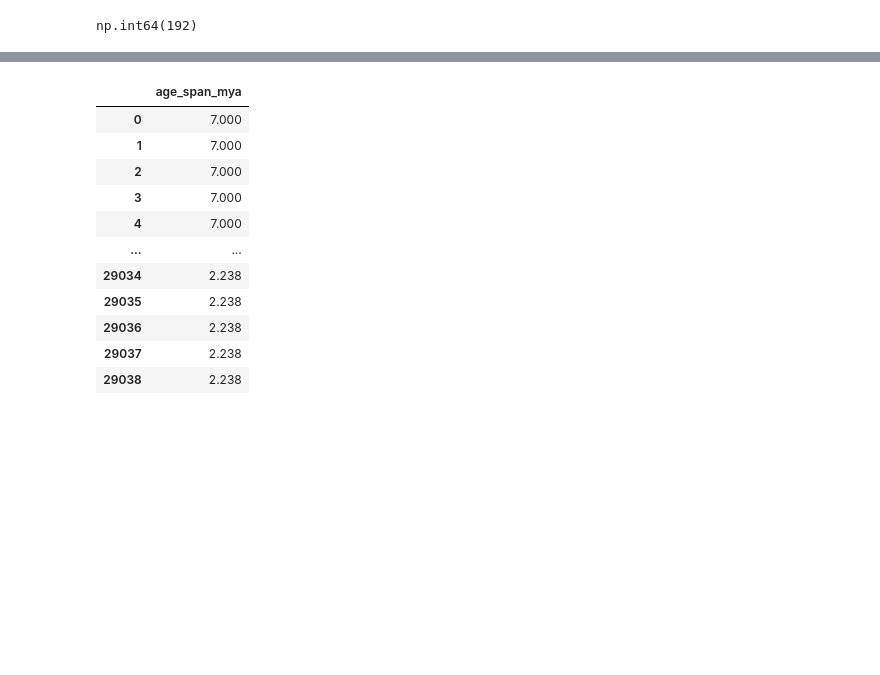
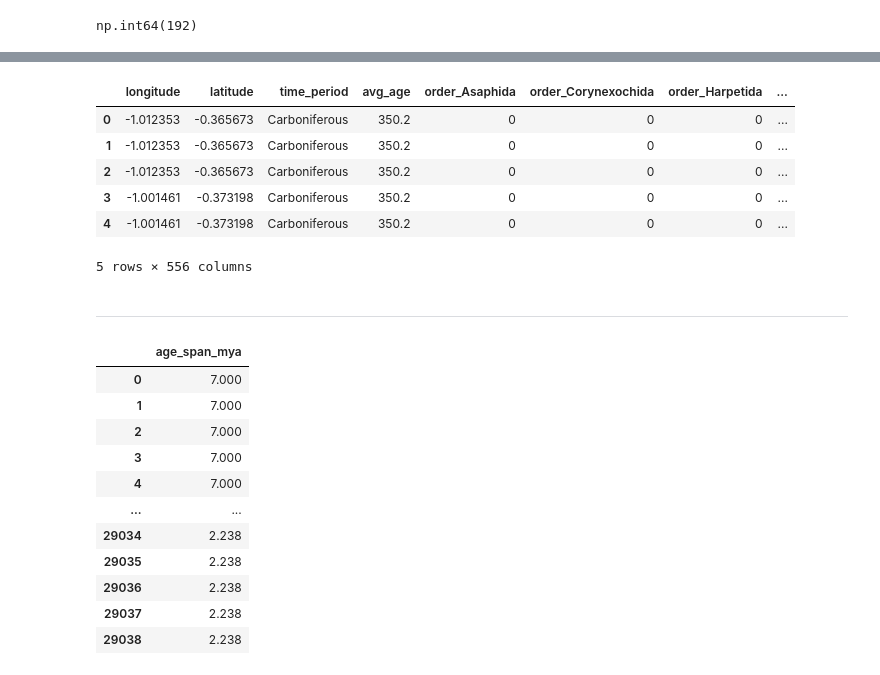
Before and after one commit to FO7S/Machine-learning-project, a Jupyter notebook: Predict_the_Age_of_a_Trilobite_Fossil.ipynb, the cells around one changed output, grey strips where cells are left out. Drawn from its saved outputs; the diff is of its cells as text; code cells hidden in the pictures; blank space fills up the shorter version.

Commit message:
Preprocess dataset for machine learning modeling

```diff
--- a/Predict_the_Age_of_a_Trilobite_Fossil.ipynb
+++ b/Predict_the_Age_of_a_Trilobite_Fossil.ipynb
@@ -136,0 +286,5 @@ df = df.drop_duplicates()
+# %%
+#---------------------
+df["avg_age"] = (df["max_age_mya"] + df["min_age_mya"]) / 2
+df = df.drop(columns=["max_age_mya", "min_age_mya"])
+#---------------------
@@ -136,0 +293,28 @@ df = df.drop_duplicates()
+# %%
+# =========================================
+# Encoding Categorical Features
+# =========================================
+
+# NOTE:
+# We are encoding all categorical features EXCEPT the target column.
+# The column "time_period" is intentionally NOT encoded here
+# because it will be used as the target variable (y) in the classification model.
+
+categorical_cols = [
+    'order',
+    'early_interval',
+    'country',
+    'stratigraphy_scale',
+    'lithology',
+    'environment',
+    'assembly_composition',
+    'preservation_mode',
+    'collection_type',
+    'life_habit',
+    'vision',
+    'diet'
+]
+
+df = pd.get_dummies(df, columns=categorical_cols, drop_first=False, dtype=int)
+
+print("Shape after encoding:", df.shape)
@@ -136,0 +325,7 @@ df = df.drop_duplicates()
+# %%
+numerical_cols = ["longitude", "latitude"]
+
+scaler = StandardScaler()
+df[numerical_cols] = scaler.fit_transform(df[numerical_cols])
+
+print(df[numerical_cols].describe())
@@ -137,3 +342,15 @@ df = df.drop_duplicates()
+# %%
+df.head()
+# %% [output]
+|  | longitude | latitude | time_period | avg_age | order_Asaphida | order_Corynexochida | order_Harpetida | ... |
+| 0 | -1.012353 | -0.365673 | Carboniferous | 350.2 | 0 | 0 | 0 | ... |
+| 1 | -1.012353 | -0.365673 | Carboniferous | 350.2 | 0 | 0 | 0 | ... |
+| 2 | -1.012353 | -0.365673 | Carboniferous | 350.2 | 0 | 0 | 0 | ... |
+| 3 | -1.001461 | -0.373198 | Carboniferous | 350.2 | 0 | 0 | 0 | ... |
+| 4 | -1.001461 | -0.373198 | Carboniferous | 350.2 | 0 | 0 | 0 | ... |
+5 rows × 556 columns
+# %% [markdown]
+-----------
 # %%
 df = df.copy()
 # MYA = Million Years Ago
```
Also changed, not shown: parts of 15 cells of this notebook.
